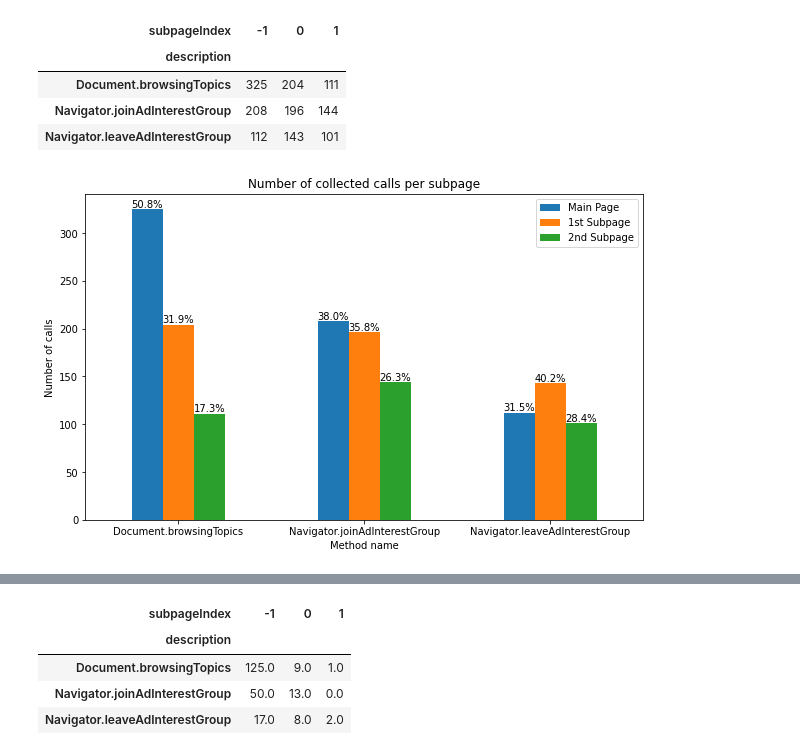
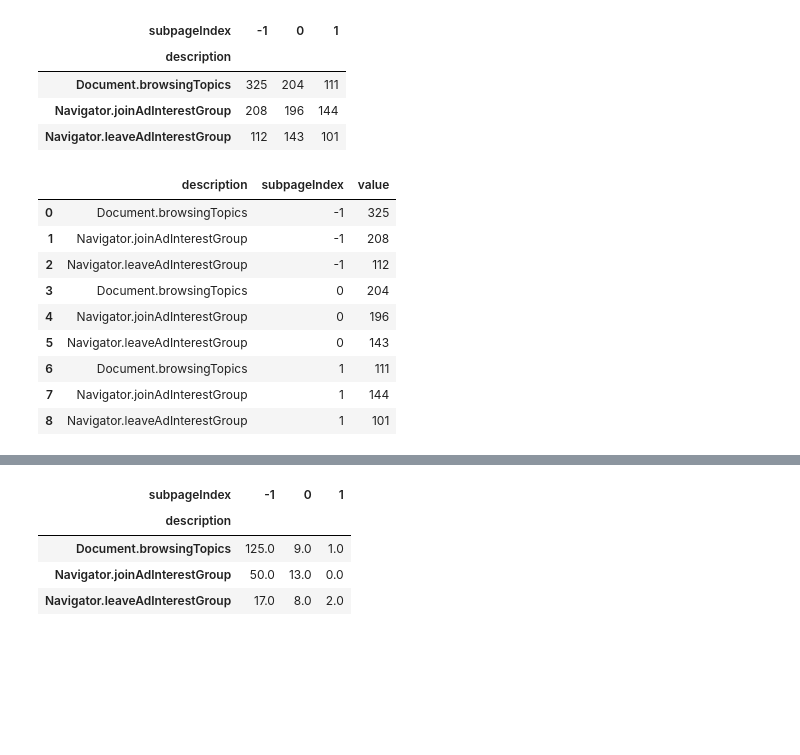
Before and after one commit to MichielP1807/tracker-radar-collector, a Jupyter notebook: post-processing/analysis-pilot-crawl.ipynb, the cells around one changed output, grey strips where cells are left out. Drawn from its saved outputs; the diff is of its cells as text; code cells hidden in the pictures; blank space fills up the shorter version.

```diff
--- a/post-processing/analysis-pilot-crawl.ipynb
+++ b/post-processing/analysis-pilot-crawl.ipynb
@@ -398,18 +417,16 @@ display(subpage_calls)
 | Document.browsingTopics | 325 | 204 | 111 |
 | Navigator.joinAdInterestGroup | 208 | 196 | 144 |
 | Navigator.leaveAdInterestGroup | 112 | 143 | 101 |
-# %%
-fig, ax = plt.subplots(figsize=(10,6))
-subpage_calls.plot.bar(
-    title = "Number of collected calls per subpage",
-    xlabel = "Method name",
-    ylabel = "Number of calls",
-    ax = ax,
-    rot = 0
-)
-ax.legend(["Main Page", "1st Subpage", "2nd Subpage"])
-total = subpage_calls.sum(axis=1)
-for container, subpage in zip(ax.containers, subpage_calls):
-    ax.bar_label(container, labels=(subpage_calls[subpage] / total * 100).round(1).astype(str) + "%")
-# %% [output]
-[figure, removed]
+# %%
+subpage_calls.reset_index().melt(id_vars="description", value_vars=[-1, 0, 1])
+# %% [output]
+|  | description | subpageIndex | value |
+| 0 | Document.browsingTopics | -1 | 325 |
+| 1 | Navigator.joinAdInterestGroup | -1 | 208 |
+| 2 | Navigator.leaveAdInterestGroup | -1 | 112 |
+| 3 | Document.browsingTopics | 0 | 204 |
+| 4 | Navigator.joinAdInterestGroup | 0 | 196 |
+| 5 | Navigator.leaveAdInterestGroup | 0 | 143 |
+| 6 | Document.browsingTopics | 1 | 111 |
+| 7 | Navigator.joinAdInterestGroup | 1 | 144 |
+| 8 | Navigator.leaveAdInterestGroup | 1 | 101 |
```
Also changed, not shown: parts of 6 cells of this notebook.
